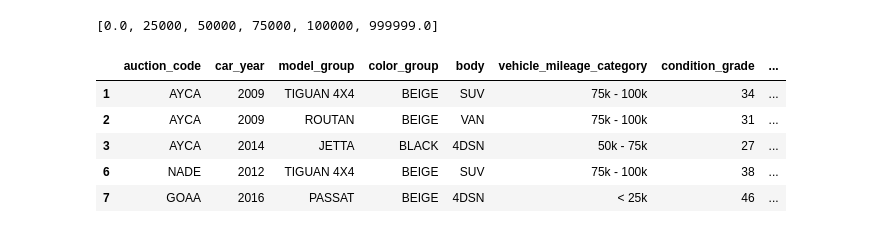
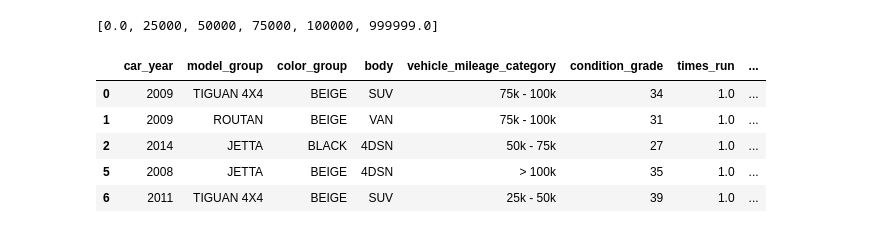
Before and after one commit to sudeshi1/WHUPL, a Jupyter notebook: Data Preprocessing/Data_Preprocessing.ipynb, the cells around one changed output. Cells and saved outputs as stored; diff of their text form; code cells hidden in the pictures.

```diff
--- a/Data Preprocessing/Data_Preprocessing.ipynb
+++ b/Data Preprocessing/Data_Preprocessing.ipynb
@@ -8,7 +14,9 @@ from fuzzywuzzy import fuzz
 # %%
 # import excel file and separate df by car make
 xls = pd.ExcelFile('../Resources/Car_Data.xlsx')
-df1 = pd.read_excel(xls, 'Volkswagon')
+# auction_df = pd.ExcelFile('../Resources/Auction Locations.xlsx')
+auction_df = pd.read_excel('../Resources/Auction Locations.xlsx')
+df = pd.read_excel(xls, 'Volkswagon')
 # df2 = pd.read_excel(xls, 'Toyota')
 # df3 = pd.read_excel(xls, 'Porsche')
 # df4 = pd.read_excel(xls, 'Mercedes')
@@ -26,3 +54,5 @@ df1 = pd.read_excel(xls, 'Volkswagon')
+# %%
+df1 = pd.merge(df, auction_df, on='auction_code')
 # %%
 def clean_data(df):
     # drop null values
@@ -34,7 +64,7 @@ def clean_data(df):
     new_df['sold_date_year'] = new_df['formatted_sold_date'].dt.year
     new_df['sold_date_month'] = new_df['formatted_sold_date'].dt.month
     # drop unneeded columns (dc = drop columns)
-    dc_df = new_df.drop(columns=['sold_date', 'formatted_sold_date', 'subseries', 'make', 'transmission', 'seller'])
+    dc_df = new_df.drop(columns=['sold_date', 'formatted_sold_date', 'subseries', 'make', 'transmission', 'seller', 'auction_code', 'address', 'name', 'zip', 'country'])
 
     # replace condition grade text values with numbers
     dc_df['condition_grade'] = dc_df['condition_grade'].replace(
@@ -116,15 +146,15 @@ clean_df1['vehicle_mileage_category'] = binning_function(clean_df1['mileage'], c
 # %% [output]
 [0.0, 25000, 50000, 75000, 100000, 999999.0]
 # %%
-clean_df1 = clean_df1[['auction_code', 'car_year', 'model_group', 'color_group', 'body', 'vehicle_mileage_category', 'condition_grade', 'times_run', 'sold_date_year', 'sold_date_month', 'sale_price', ]]
+clean_df1 = clean_df1[['car_year', 'model_group', 'color_group', 'body', 'vehicle_mileage_category', 'condition_grade', 'times_run', 'sold_date_year', 'sold_date_month', 'sale_price', 'region', 'city', 'state']]
 clean_df1.head()
 # %% [output]
-|  | auction_code | car_year | model_group | color_group | body | vehicle_mileage_category | condition_grade | ... |
-| 1 | AYCA | 2009 | TIGUAN 4X4 | BEIGE | SUV | 75k - 100k | 34 | ... |
-| 2 | AYCA | 2009 | ROUTAN | BEIGE | VAN | 75k - 100k | 31 | ... |
-| 3 | AYCA | 2014 | JETTA | BLACK | 4DSN | 50k - 75k | 27 | ... |
-| 6 | NADE | 2012 | TIGUAN 4X4 | BEIGE | SUV | 75k - 100k | 38 | ... |
-| 7 | GOAA | 2016 | PASSAT | BEIGE | 4DSN | < 25k | 46 | ... |
+|  | car_year | model_group | color_group | body | vehicle_mileage_category | condition_grade | times_run | ... |
+| 0 | 2009 | TIGUAN 4X4 | BEIGE | SUV | 75k - 100k | 34 | 1.0 | ... |
+| 1 | 2009 | ROUTAN | BEIGE | VAN | 75k - 100k | 31 | 1.0 | ... |
+| 2 | 2014 | JETTA | BLACK | 4DSN | 50k - 75k | 27 | 1.0 | ... |
+| 5 | 2008 | JETTA | BEIGE | 4DSN | > 100k | 35 | 1.0 | ... |
+| 6 | 2011 | TIGUAN 4X4 | BEIGE | SUV | 25k - 50k | 39 | 1.0 | ... |
 # %%
 # df = pd.concat([df1, df2, df3, df4, df5, df6, df7, df8, df9, df10, df11, df12, df13, df14, df15], ignore_index = True, sort = False)
 # %%
```
Also changed, not shown: parts of 17 cells of this notebook, 2 other files.
